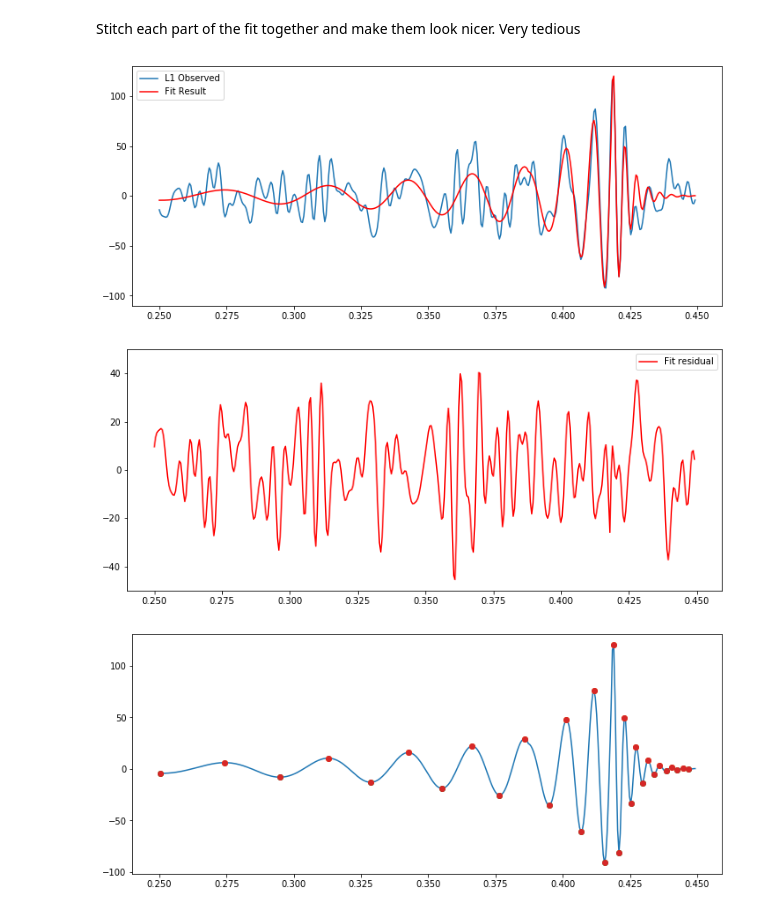
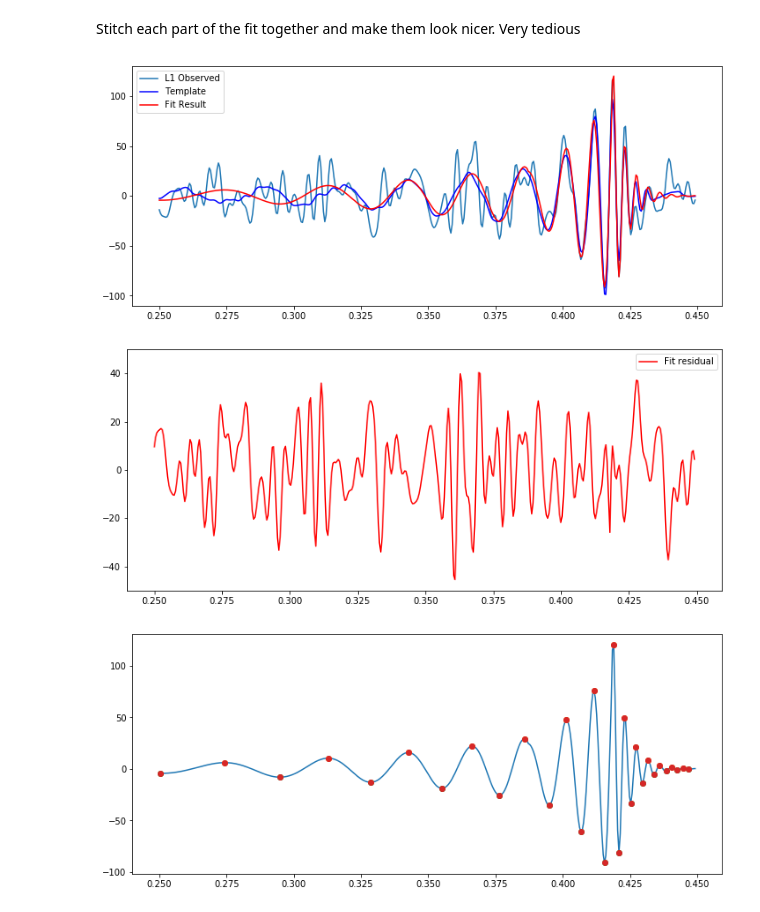
Before and after one commit to landonbuell/Buell-Dao-PHYS705-Fall2020, a Jupyter notebook: GravitationalWaves/Tuto_2_2_Matched_Filtering_In_action-L1.ipynb, the cells around one changed output. Drawn from its saved outputs; the diff is of its cells as text; code cells hidden in the pictures.

```diff
--- a/GravitationalWaves/Tuto_2_2_Matched_Filtering_In_action-L1.ipynb
+++ b/GravitationalWaves/Tuto_2_2_Matched_Filtering_In_action-L1.ipynb
@@ -493,35 +493,35 @@ for i in range(len(x0)):
         y0[i] = y0[i]
 
 for i in range(len(x)):
     if x[i] >  0.41796875:
         y[i] = 0
     if x[i] < 0.387:
         y[i] = 0
 
 for i in range(len(x2)):
     if x2[i] < 0.41799999:
         y2[i] = 0
 
 combined_fit = y0 + y +y2
 
 
 plt.figure(figsize = (12,5))
 plt.plot(white_data.sample_times-shift, white_data, label="L1 Observed")
-#plt.plot(white_template.sample_times-1.126259462e+9, white_template, color = 'b',label="Template")
+plt.plot(white_template.sample_times-1.126259462e+9, white_template, color = 'b',label="Template")
 plt.plot(x0,combined_fit,color = 'red' ,label="Fit Result")
 plt.legend(loc = 2)
 plt.ylim(-110,130)
 plt.show()
 
 #plot residual
 plt.figure(figsize = (12,5))
 #plt.plot(white_data.sample_times-shift,white_template - white_data, color = 'b',label = "Template residual")
 plt.plot(white_data.sample_times-shift,combined_fit - white_data, color = 'r',label = "Fit residual")
 plt.ylim(-50,50)
 plt.legend()
 plt.show()
 # %% [output]
-[figure, old version]
+[figure, new version]
 [figure]
 # %%
 peaks = np.where((combined_fit[1:-1] > combined_fit[0:-2]) * (combined_fit[1:-1] > combined_fit[2:]))[0] + 1
```
Also changed, not shown: parts of 7 cells of this notebook.
